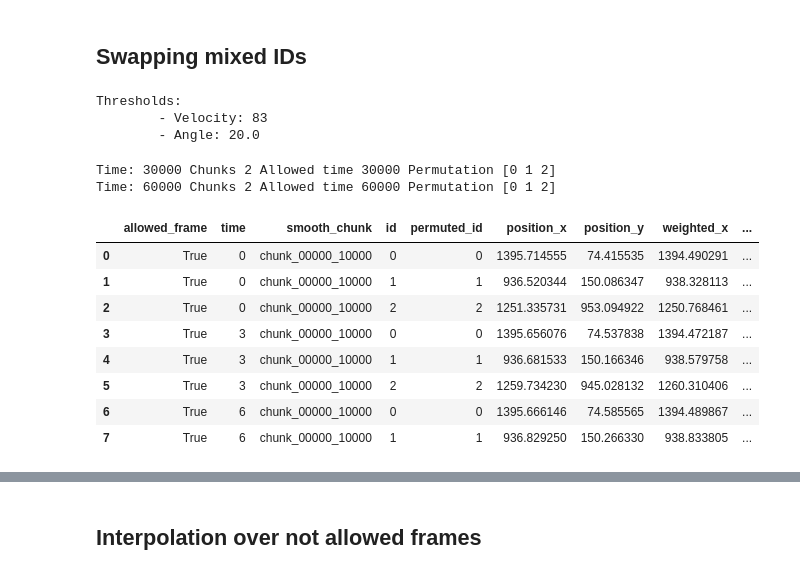
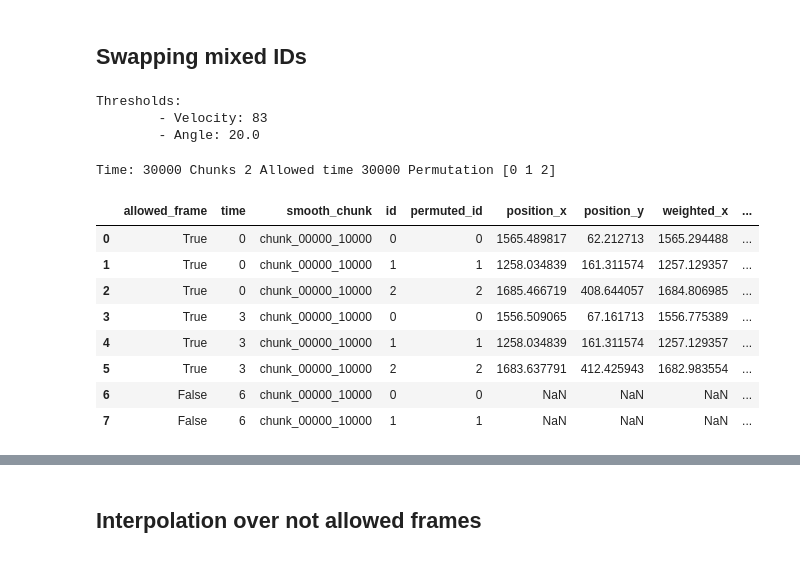
Before and after one commit to fsabrilb/High_Order_Interactions, a Jupyter notebook: tracking_videos/scripts/smoothing_particles.ipynb, the cells around one changed output, grey strips where cells are left out. Drawn from its saved outputs; the diff is of its cells as text; code cells hidden in the pictures.

```diff
--- a/tracking_videos/scripts/smoothing_particles.ipynb
+++ b/tracking_videos/scripts/smoothing_particles.ipynb
@@ -28,11 +28,11 @@ log_path = "../logs"
 input_generation_date = "2025-02-18"
 
 ordering = True
-video_name = "3n_1m_2f_240213_1"
+video_name = "3n_1m_2f_240215_1"
 n_particles = int(video_name[0])
 save_figures = True
 x_bounds = [0, 1080]
-y_bounds = [50, 1860]
+y_bounds = [60, 1870]
 x_zoom = [0, 1080]
 y_zoom = [0, 1920]
 # %% [markdown]
@@ -64,46 +64,45 @@ from importlib import reload
 reload(sp)
 
 arg_list = [
     # VIDEO 1
     [0    , 10000, velocity_threshold, omega_threshold, True],
     [10000, 20000, velocity_threshold, omega_threshold, True],
     [20000, 30000, velocity_threshold, omega_threshold, True],
-    [30000, 40000, velocity_threshold, omega_threshold, True],
-    [40000, 50000, velocity_threshold, omega_threshold, True],
-    [50000, 60000, velocity_threshold, omega_threshold, True],
-    [60000, 69319, velocity_threshold, omega_threshold, True]#,
+    [30000, 34200, velocity_threshold, omega_threshold, True]#,
+    # [40000, 50000, velocity_threshold, omega_threshold, True],
+    # [50000, 60000, velocity_threshold, omega_threshold, True],
+    # [60000, 70000, velocity_threshold, omega_threshold, True],
     # [70000, 80000, velocity_threshold, omega_threshold, True],
     # [80000, 90000, velocity_threshold, omega_threshold, True],
     # [90000, 100000, velocity_threshold, omega_threshold, True],
     # [100000, 108000, velocity_threshold, omega_threshold, True]
 ]
 
 df_final = sp.smooth_frames(
     df_tracked=df_tracked,
     arg_list=arg_list,
     order=False,
     log_path=log_path,
     log_filename="log_{}".format(video_name),
     verbose=1,
     tqdm_bar=True
 )
 
 df_final.head(8)
 # %% [output]
 Thresholds:
         - Velocity: 83
         - Angle: 20.0
 Time: 30000 Chunks 2 Allowed time 30000 Permutation [0 1 2]
-Time: 60000 Chunks 2 Allowed time 60000 Permutation [0 1 2]
 |  | allowed_frame | time | smooth_chunk | id | permuted_id | position_x | position_y | weighted_x | ... |
-| 0 | True | 0 | chunk_00000_10000 | 0 | 0 | 1395.714555 | 74.415535 | 1394.490291 | ... |
-| 1 | True | 0 | chunk_00000_10000 | 1 | 1 | 936.520344 | 150.086347 | 938.328113 | ... |
-| 2 | True | 0 | chunk_00000_10000 | 2 | 2 | 1251.335731 | 953.094922 | 1250.768461 | ... |
-| 3 | True | 3 | chunk_00000_10000 | 0 | 0 | 1395.656076 | 74.537838 | 1394.472187 | ... |
-| 4 | True | 3 | chunk_00000_10000 | 1 | 1 | 936.681533 | 150.166346 | 938.579758 | ... |
-| 5 | True | 3 | chunk_00000_10000 | 2 | 2 | 1259.734230 | 945.028132 | 1260.310406 | ... |
-| 6 | True | 6 | chunk_00000_10000 | 0 | 0 | 1395.666146 | 74.585565 | 1394.489867 | ... |
-| 7 | True | 6 | chunk_00000_10000 | 1 | 1 | 936.829250 | 150.266330 | 938.833805 | ... |
+| 0 | True | 0 | chunk_00000_10000 | 0 | 0 | 1565.489817 | 62.212713 | 1565.294488 | ... |
+| 1 | True | 0 | chunk_00000_10000 | 1 | 1 | 1258.034839 | 161.311574 | 1257.129357 | ... |
+| 2 | True | 0 | chunk_00000_10000 | 2 | 2 | 1685.466719 | 408.644057 | 1684.806985 | ... |
+| 3 | True | 3 | chunk_00000_10000 | 0 | 0 | 1556.509065 | 67.161713 | 1556.775389 | ... |
+| 4 | True | 3 | chunk_00000_10000 | 1 | 1 | 1258.034839 | 161.311574 | 1257.129357 | ... |
+| 5 | True | 3 | chunk_00000_10000 | 2 | 2 | 1683.637791 | 412.425943 | 1682.983554 | ... |
+| 6 | False | 6 | chunk_00000_10000 | 0 | 0 | NaN | NaN | NaN | ... |
+| 7 | False | 6 | chunk_00000_10000 | 1 | 1 | NaN | NaN | NaN | ... |
 # %%
 df_final.tail(5)
 # %% [output]
```
Also changed, not shown: parts of 5 cells of this notebook, 2 other files.
